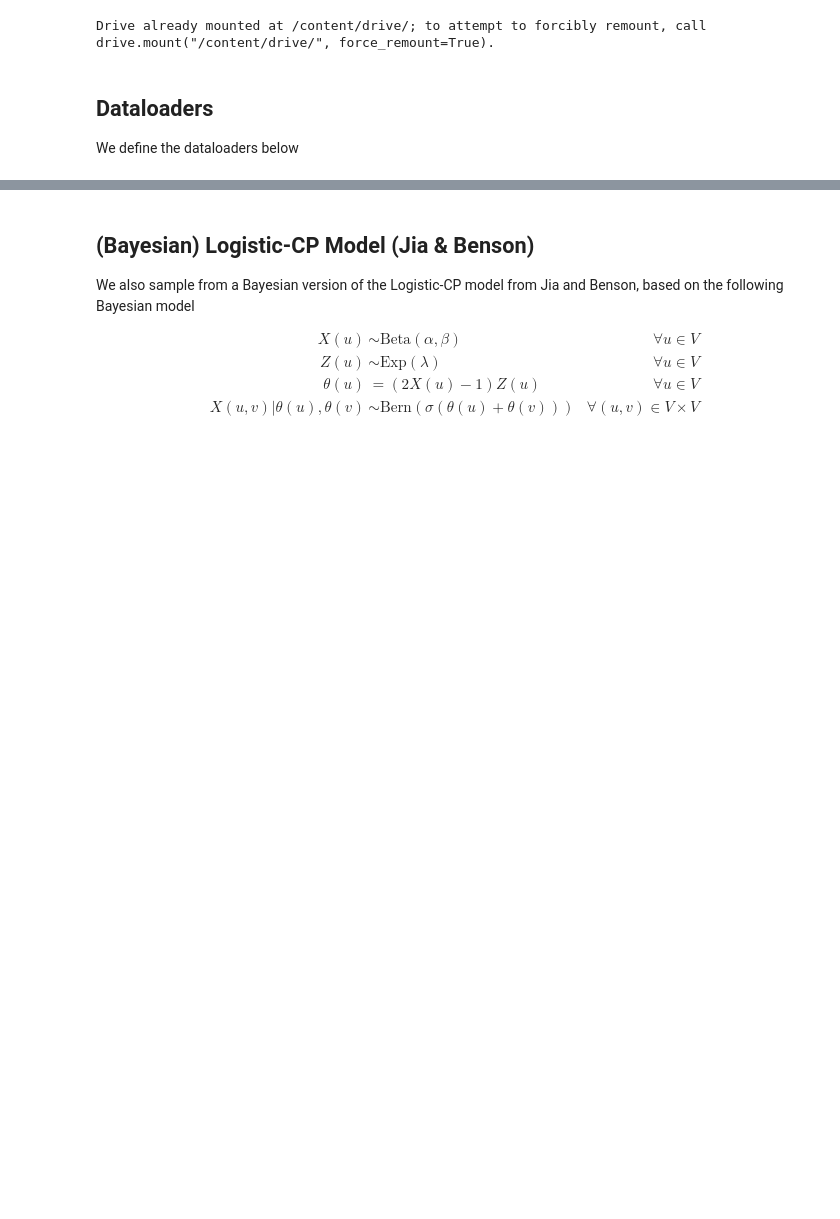
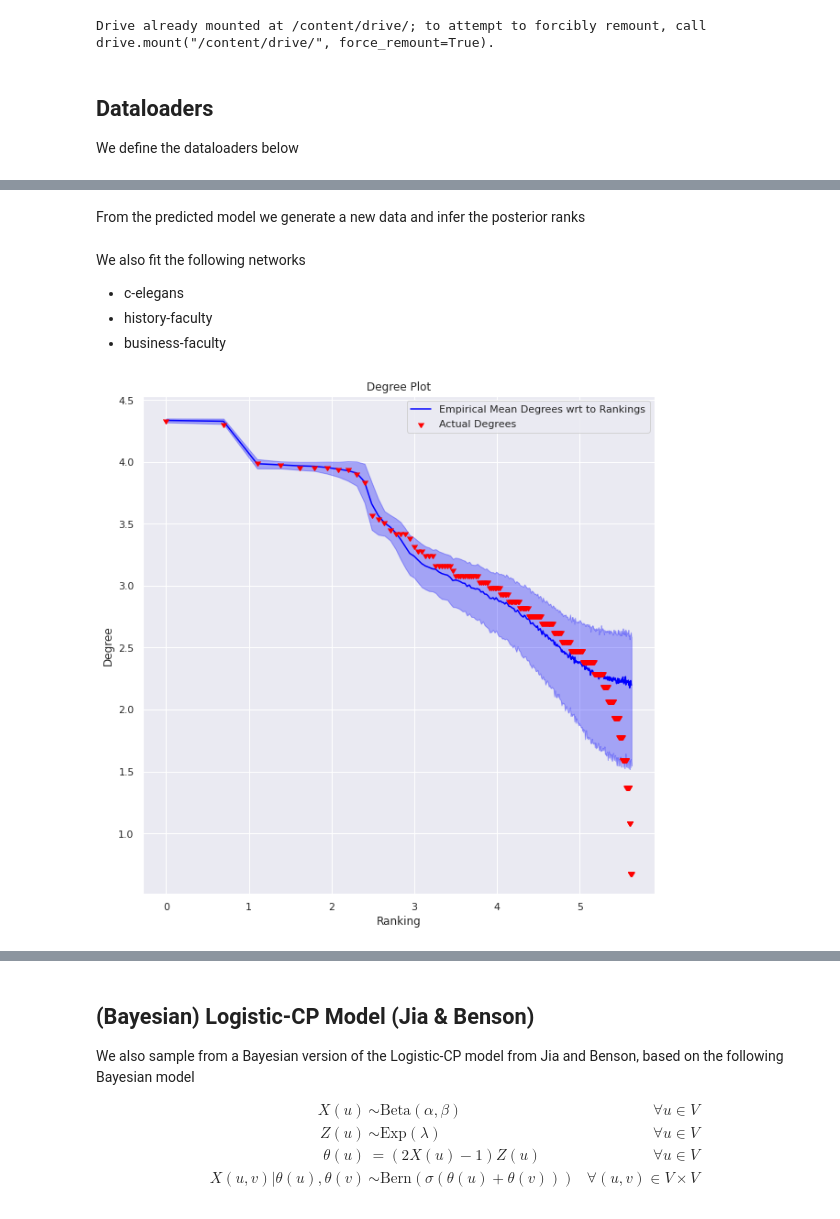
Before and after one commit to papachristoumarios/core-periphery-hypergraphs, a Jupyter notebook: Continuous_Infulencer_Guided_Attachment_Model.ipynb, the cells around one changed output, grey strips where cells are left out. Saved outputs shown, nothing was run; the diff lists cells and outputs as text; code cells hidden in the pictures; blank space fills up the shorter version.

```diff
--- a/Continuous_Infulencer_Guided_Attachment_Model.ipynb
+++ b/Continuous_Infulencer_Guided_Attachment_Model.ipynb
@@ -704,0 +1034,15 @@ INFO:pystan:COMPILING THE C++ CODE FOR MODEL ranks_lambda_c_given_N_H_A_c9c63431
+# %% [markdown]
+From the predicted model we generate a new data and infer the posterior ranks
+# %% [markdown]
+We also fit the following networks
+
+* c-elegans
+* history-faculty
+* business-faculty
+# %%
+cigam = CIGAM()
+G = load_celegans()
+fit = cigam.fit_model_bayesian(G, [3])
+cigam.visualize_degree_plot(G, fit)
+# %% [output]
+[figure, added]
```
Also changed, not shown: parts of 19 cells of this notebook.
